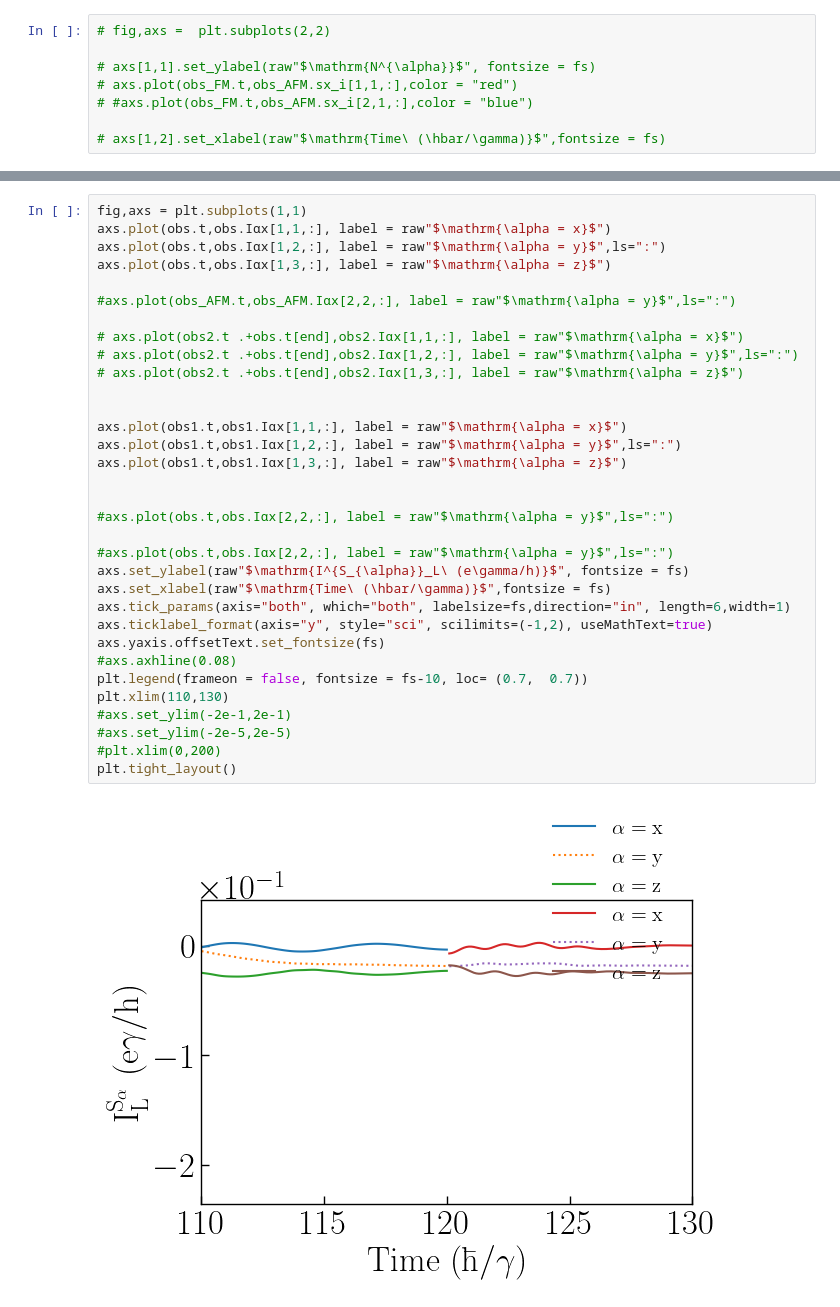
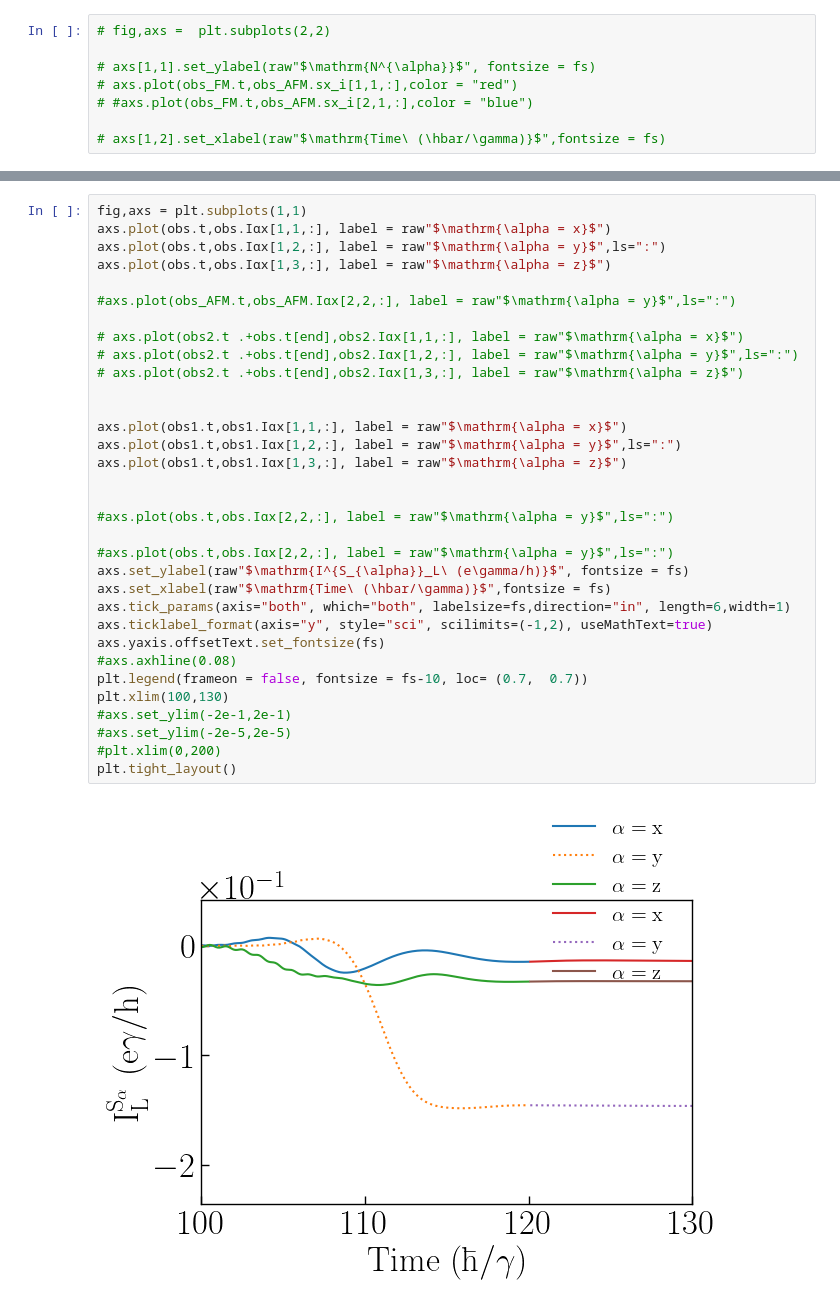
Before and after one commit to Jalil199/TDNEGF, a Jupyter notebook: examples/notebooks/02_spin_dynamics_and_electrons.ipynb, the cells around one changed output, grey strips where cells are left out. Saved outputs shown, nothing was run; the diff lists cells and outputs as text.

```diff
--- a/examples/notebooks/02_spin_dynamics_and_electrons.ipynb
+++ b/examples/notebooks/02_spin_dynamics_and_electrons.ipynb
@@ -341,35 +367,35 @@ axs.plot(obs.t,obs.Iαx[1,1,:], label = raw"$\mathrm{\alpha = x}$")
 axs.plot(obs.t,obs.Iαx[1,2,:], label = raw"$\mathrm{\alpha = y}$",ls=":")
 axs.plot(obs.t,obs.Iαx[1,3,:], label = raw"$\mathrm{\alpha = z}$")
 
 #axs.plot(obs_AFM.t,obs_AFM.Iαx[2,2,:], label = raw"$\mathrm{\alpha = y}$",ls=":")
 
 # axs.plot(obs2.t .+obs.t[end],obs2.Iαx[1,1,:], label = raw"$\mathrm{\alpha = x}$")
 # axs.plot(obs2.t .+obs.t[end],obs2.Iαx[1,2,:], label = raw"$\mathrm{\alpha = y}$",ls=":")
 # axs.plot(obs2.t .+obs.t[end],obs2.Iαx[1,3,:], label = raw"$\mathrm{\alpha = z}$")
 
 
 axs.plot(obs1.t,obs1.Iαx[1,1,:], label = raw"$\mathrm{\alpha = x}$")
 axs.plot(obs1.t,obs1.Iαx[1,2,:], label = raw"$\mathrm{\alpha = y}$",ls=":")
 axs.plot(obs1.t,obs1.Iαx[1,3,:], label = raw"$\mathrm{\alpha = z}$")
 
 
 #axs.plot(obs.t,obs.Iαx[2,2,:], label = raw"$\mathrm{\alpha = y}$",ls=":")
 
 #axs.plot(obs.t,obs.Iαx[2,2,:], label = raw"$\mathrm{\alpha = y}$",ls=":")
 axs.set_ylabel(raw"$\mathrm{I^{S_{\alpha}}_L\ (e\gamma/h)}$", fontsize = fs)
 axs.set_xlabel(raw"$\mathrm{Time\ (\hbar/\gamma)}$",fontsize = fs)
 axs.tick_params(axis="both", which="both", labelsize=fs,direction="in", length=6,width=1)
 axs.ticklabel_format(axis="y", style="sci", scilimits=(-1,2), useMathText=true)
 axs.yaxis.offsetText.set_fontsize(fs)
 #axs.axhline(0.08)
 plt.legend(frameon = false, fontsize = fs-10, loc= (0.7,  0.7))
-plt.xlim(110,130)
+plt.xlim(100,130)
 #axs.set_ylim(-2e-1,2e-1)
 #axs.set_ylim(-2e-5,2e-5)
 #plt.xlim(0,200)
 plt.tight_layout()
 # %% [output]
-[figure, old version]
+[figure, new version]
 # %%
 
 
```
Also changed, not shown: parts of 9 cells of this notebook, 1 other file.
